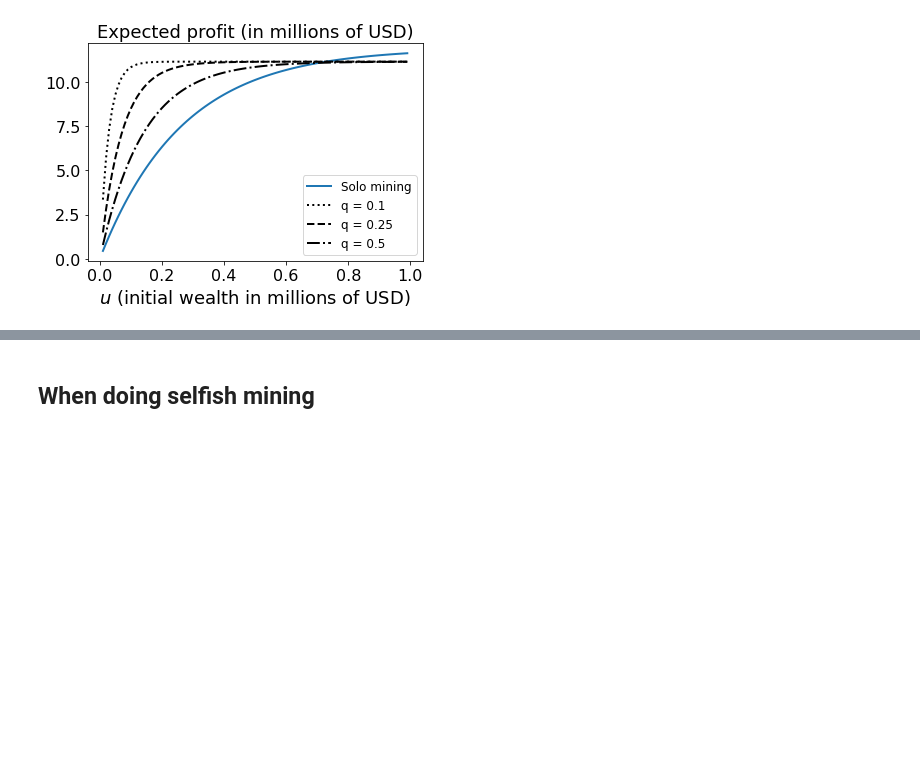
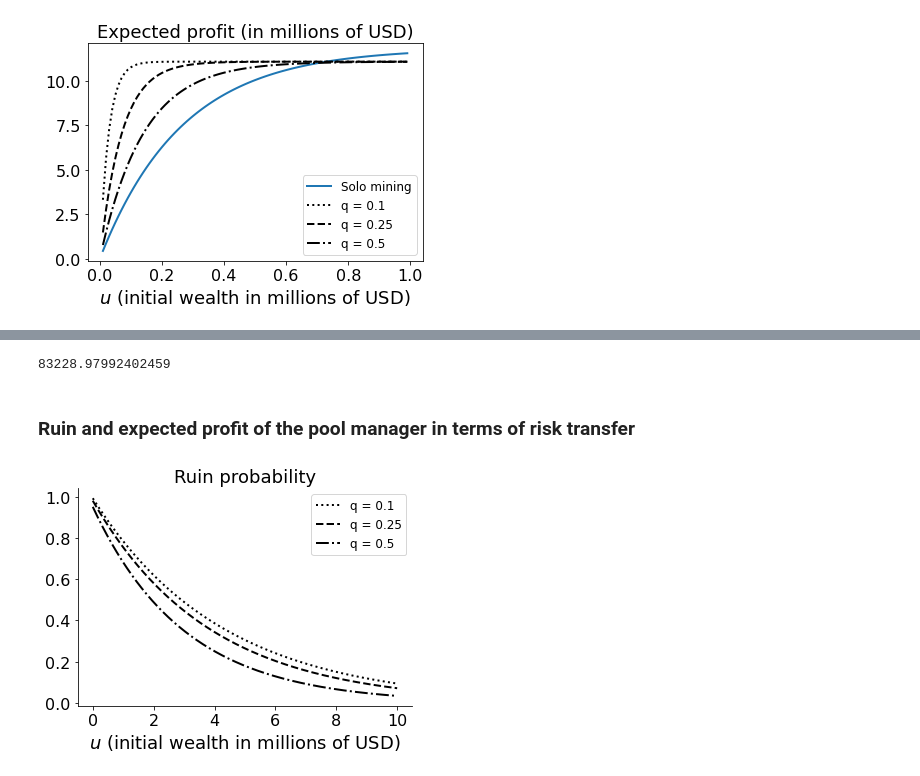
Before and after one commit to LaGauffre/BLOCKASTICS, a Jupyter notebook: Python/Lecture_3.ipynb, the cells around one changed output, grey strips where cells are left out. Cells and saved outputs as stored; diff of their text form; code cells hidden in the pictures; blank space fills up the shorter version.

```diff
--- a/Python/Lecture_3.ipynb
+++ b/Python/Lecture_3.ipynb
@@ -395,2 +401,66 @@ The wealth of the pool manager is given
-# %% [markdown]
-## When doing selfish mining
+# %%
+# u, t, q, f, λ  = 100000, 24*7, 0.5, 0.025, 0.1 * 6
+
+# μ = λ / q
+# μstar = μ - λ
+# w = b * q * (1 - f)
+# bstar = b - w
+# print(λ * b - μstar * w)
+# α, β,γ = (bstar * w * (1 + (λ + μstar) * t)) / t, (-b*λ*t + μstar * t * w - b + w)/t, -1/t
+
+# Δ = β**2 - 4 * α * γ
+# Rstar = (-β + np.sqrt(Δ))/ 2/α
+# print(Δ, Rstar)
+# print(ψ_pool_T(u, t, b, λ, q, f), V_pool_T(u, t, b, λ, q, f))
+
+def V_pool_T(u, t, b, λ, q, f):
+    μ = λ / q
+    μstar = μ - λ
+    w = b * q * (1 - f)
+    bstar = b - w
+    g = 1/t + μstar + λ
+    α, β,γ = g*bstar * w, μstar * bstar - λ * w - g*(bstar - w) , -1/t
+    Δ = β**2 - 4 * α * γ
+    Rstar = (-β + np.sqrt(Δ))/ 2/α
+#     print(Rstar)
+    return((1-Rstar * w) * (w - t*(λ * bstar - μstar * w)) * np.exp(-Rstar*u)  + u + t*(λ * bstar - μstar*w))
+def Exp_pool_T(u, t, b, λ, q, f):
+    μ = λ / q
+    μstar = μ - λ
+    w = b * q * (1 - f)
+    bstar = b - w
+
+    return( u + t*(λ * bstar - μstar*w))
+
+def ψ_pool_T(u, t, b, λ, q, f):
+    μ = λ / q
+    μstar = μ - λ
+    w = b * q * (1 - f)
+    bstar = b - w
+    g = 1/t + μstar + λ
+    α, β,γ = g*bstar * w, μstar * bstar - λ * w - g*(bstar - w) , -1/t
+    Δ = β**2 - 4 * α * γ
+    Rstar = (-β + np.sqrt(Δ))/ 2/α
+    return((1-Rstar * w) *np.exp(-Rstar*u))
+# %% [output]
+83228.97992402459
+# %% [markdown]
+### Ruin and expected profit of the pool manager in terms of risk transfer
+# %%
+u, t, q, f, p, λ  = 1000000, 24*7, 0.05, 0.025, 0.4, 6
+q_vec = [0.1, 0.25, 0.5]
+u_vec = np.arange(0, 10000000, 1000)
+linestyles = ['dotted', 'dashed', 'dashdot']
+# V_manager = [V_pool_T(u, t, b, λ, q, f) for u in u_vec]
+# V_manager
+# plt.plot(u_vec *1e-6, (V_solo-u_vec)*1e-6,linewidth =2, label = "Solo mining")
+for k,q in enumerate(q_vec):
+    ψ_manager = [ψ_pool_T(u, t, b, λ * p, q, f) for u in u_vec]
+    plt.plot(u_vec*1e-6, ψ_manager,linewidth =2, linestyle = linestyles[k], color = "k", label = "q = "+str(q))
+plt.xlabel('$u$ (initial wealth in millions of USD)', fontsize = fontsize_axes)
+plt.title('Ruin probability', fontsize = fontsize_axes)
+plt.tick_params(labelsize=fontsize_ticker)
+plt.legend(fontsize = 12)
+sns.despine()
+# %% [output]
+[figure, added]
```
Also changed, not shown: parts of 17 cells of this notebook, 6 other files.
